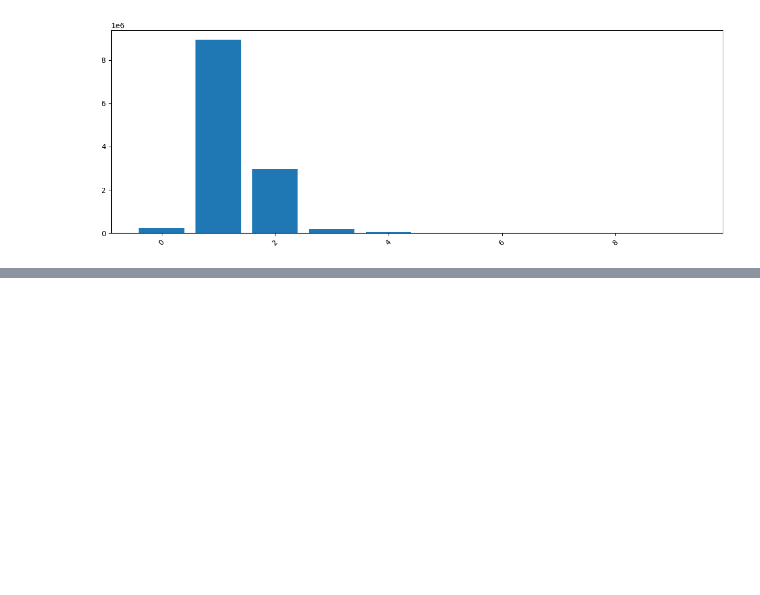
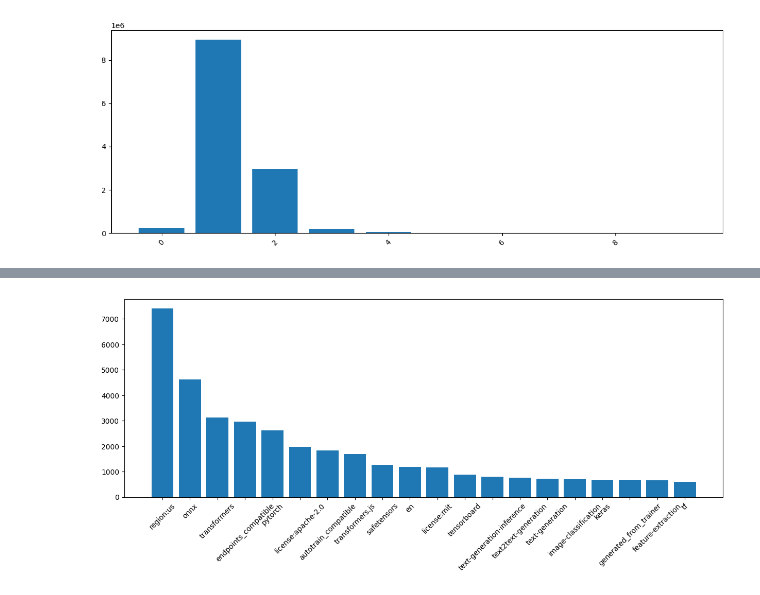
Before and after one commit to wdmdev/EdgeGen, a Jupyter notebook: notebooks/01_younger_exploration.ipynb, the cells around one changed output, grey strips where cells are left out. Cells and saved outputs as stored; diff of their text form; code cells hidden in the pictures; blank space fills up the shorter version.

```diff
--- a/notebooks/01_younger_exploration.ipynb
+++ b/notebooks/01_younger_exploration.ipynb
@@ -310,0 +451,6 @@ plt.show()
+# %%
+tags_label_data = []
+
+for label in label_data:
+    if label['tags']:
+        tags_label_data.append(label['tags'])
@@ -310,0 +468,5 @@ plt.show()
+# %%
+tags = []
+
+for tag_data in tags_label_data:
+    tags.extend(list(set([t.lower().strip() for t in tag_data])))
@@ -310,0 +496,16 @@ plt.show()
+# %%
+tag_counts = {}
+
+for t in tags:
+    tag_counts[t] = tag_counts.get(t, 0) + 1
+# %%
+# plot histogram of top X task counts
+top_x = 20
+top_x_tags = Counter(tag_counts).most_common(top_x)
+
+plt.figure(figsize=(15,5))
+plt.bar([x[0] for x in top_x_tags], [x[1] for x in top_x_tags])
+plt.xticks(rotation=45)
+plt.show()
+# %% [output]
+[figure, added]
```
Also changed, not shown: parts of 21 cells of this notebook.
